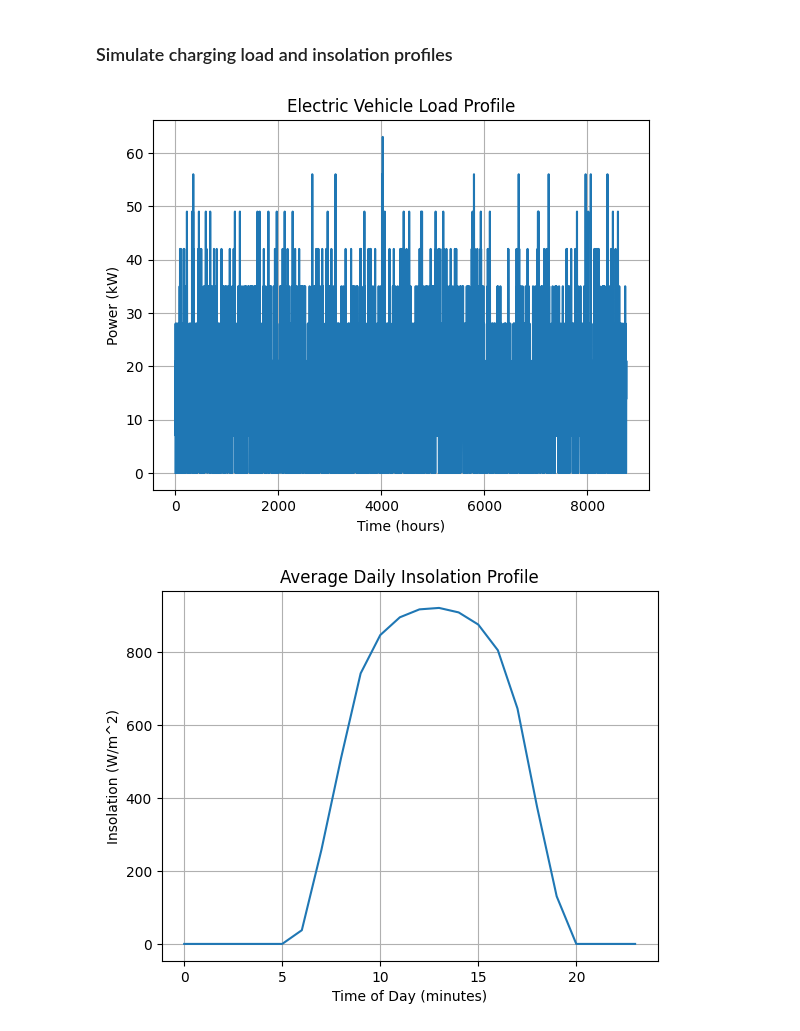
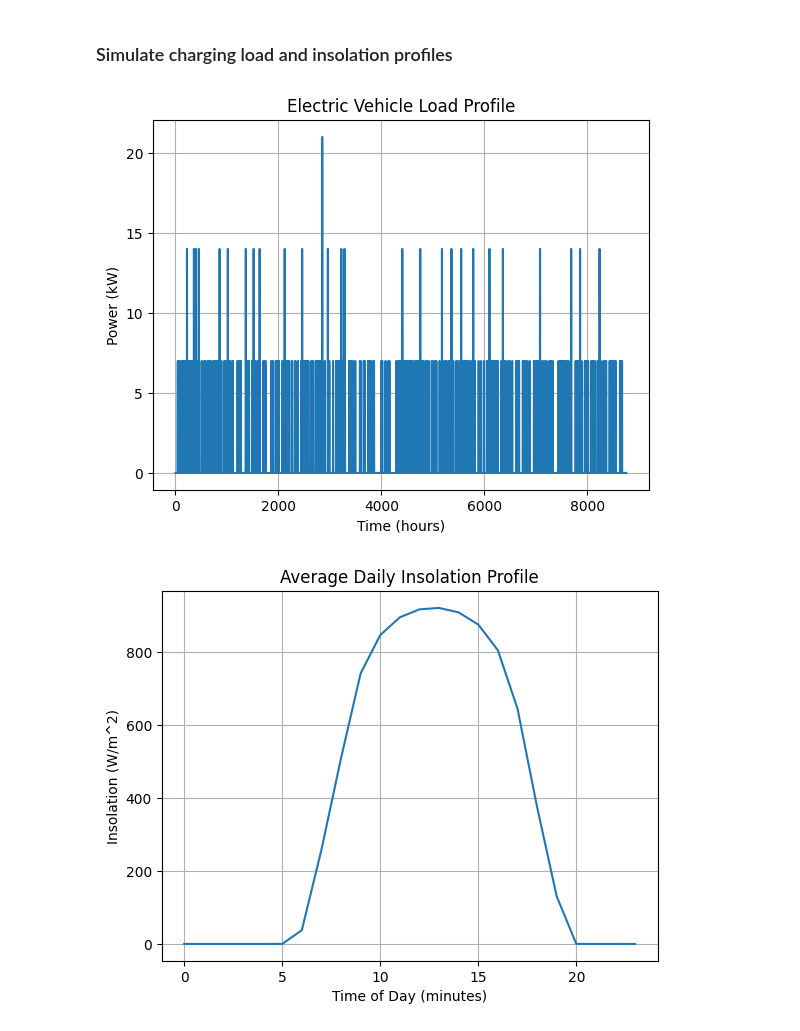
Before and after one commit to ChullEPG/solar_storage_sizing_optimization, a Jupyter notebook: run_model.ipynb, the cells around one changed output. Saved outputs shown, nothing was run; the diff lists cells and outputs as text; code cells hidden in the pictures.

```diff
--- a/run_model.ipynb
+++ b/run_model.ipynb
@@ -18,12 +18,12 @@ Battery output profile (has discharge and charge profile characteristics)
 # %%
 total_days = 365  # Total number of days to simulate
 total_time = 24 * total_days  # Total simulation time in hours
 time_resolution = 1  # Time resolution in hours (e.g., 0.25 means 15 minutes)
-num_vehicles = 20  # Number of EVs in the simulation
+num_vehicles = 1  # Number of EVs in the simulation
 charging_power = 7  # Charging power in kW (e.g., Level 2 charging)
 load_profile = generate_data.simulate_charging_load_profile(total_days, total_time,time_resolution, num_vehicles, charging_power)
 # %% [output]
-[figure, old version]
+[figure, new version]
 # %%
 # Location coordinates (latitude, longitude)
 latitude = -33.9321  # Stellenbosch, SA
```
Also changed, not shown: parts of 17 cells of this notebook, 1 other file.
